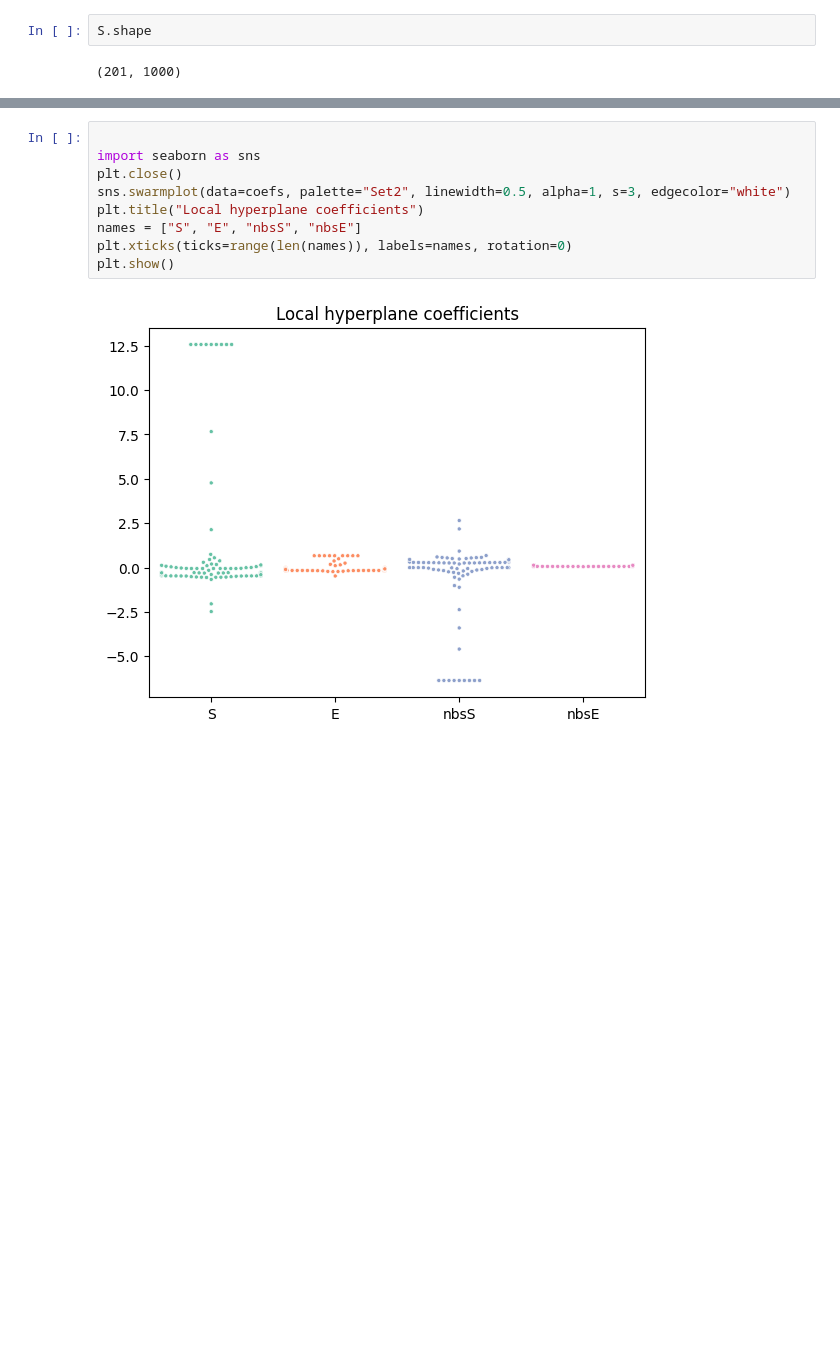
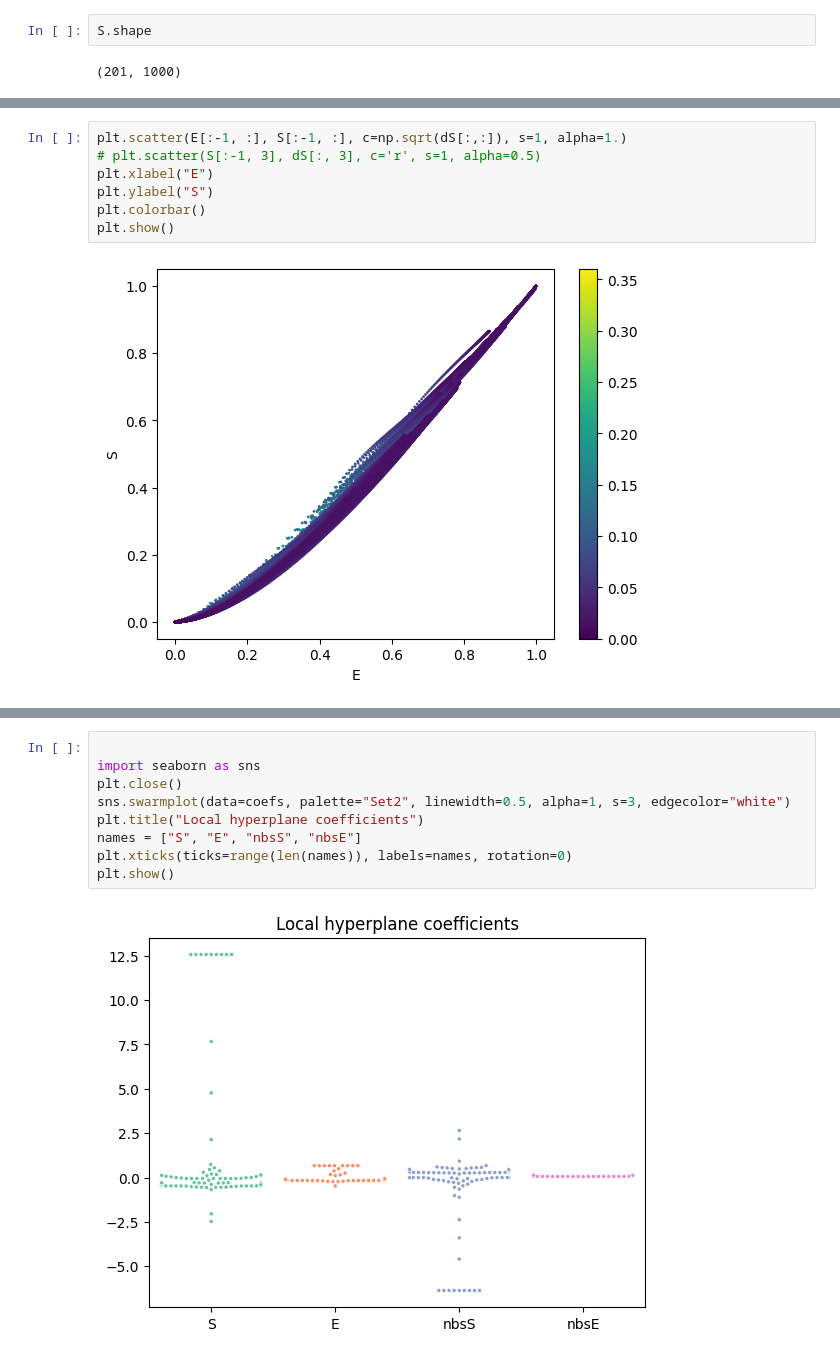
Before and after one commit to JakobSchauser/PhD, a Jupyter notebook: code/NCAs/JacobianFFA.ipynb, the cells around one changed output, grey strips where cells are left out. Cells and saved outputs as stored; diff of their text form; blank space fills up the shorter version.

```diff
--- a/code/NCAs/JacobianFFA.ipynb
+++ b/code/NCAs/JacobianFFA.ipynb
@@ -82,3 +89,12 @@ plt.show()
+# %%
+plt.scatter(E[:-1, :], S[:-1, :], c=np.sqrt(dS[:,:]), s=1, alpha=1.)
+# plt.scatter(S[:-1, 3], dS[:, 3], c='r', s=1, alpha=0.5)
+plt.xlabel("E")
+plt.ylabel("S")
+plt.colorbar()
+plt.show()
+# %% [output]
+[figure, added]
 # %%
 plt.scatter(nbsS[:-1, 0], dS[:, 0], c='r', s=1, alpha=0.5)
 plt.scatter(nbsS[:-1, 10], dS[:, 10], c='r', s=1, alpha=0.5)
```
Also changed, not shown: parts of 13 cells of this notebook, 3 other files.
